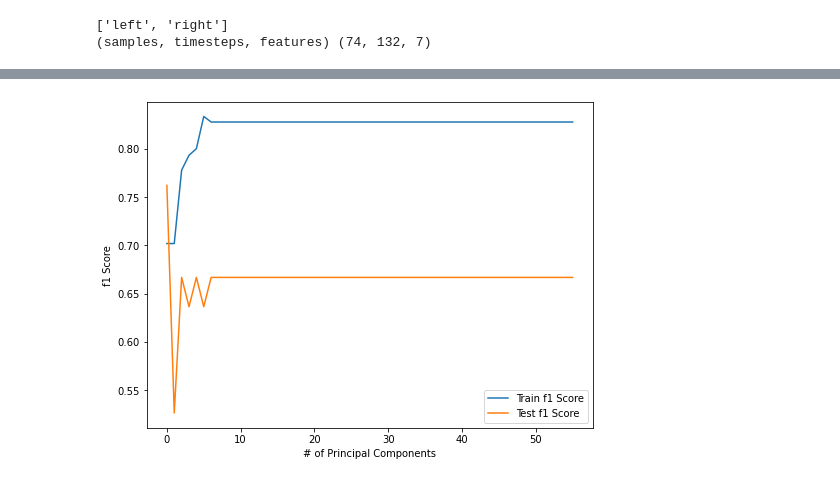
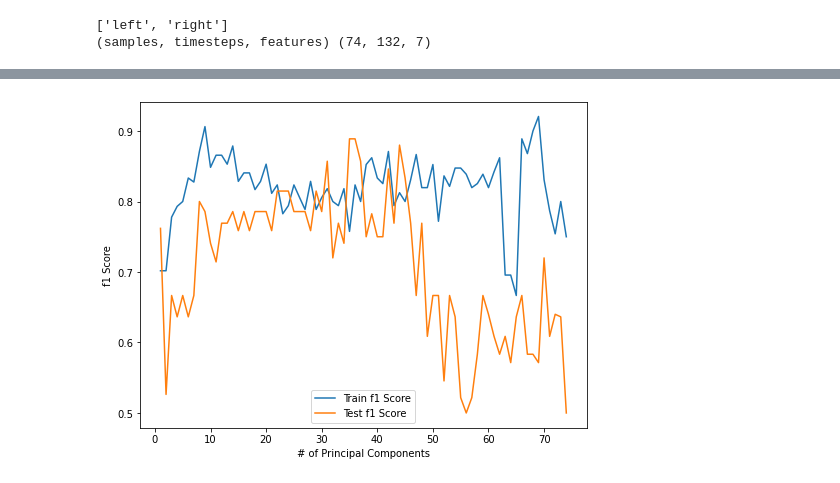
Before and after one commit to AlekKrajanowski/Motion-Capture-Gait, a Jupyter notebook: AKrajanowski/PCA_KNC.ipynb, the cells around one changed output, grey strips where cells are left out. Cells and saved outputs as stored; diff of their text form; code cells hidden in the pictures.

```diff
--- a/AKrajanowski/PCA_KNC.ipynb
+++ b/AKrajanowski/PCA_KNC.ipynb
@@ -59,6 +47,5 @@ array([[-0.92125674, -0.6165565 , -0.69867153, ...,  0.1108021 ,
 # %%
-components = min(74, 7)
-pca = PCA(n_components=components, svd_solver='full')
+pca = PCA(n_components=74, svd_solver='full')
 pca.fit(scaled_data)
 X_pca = pca.transform(scaled_data)
 # %%
@@ -89,36 +76,39 @@ ax.set_ylabel('Cumulative Variance Explained %');
 train_f1 = []
 test_f1 = []
 
-for i in range(56):
+for i in range(74):
 
     X = X_pca[:,0:i+1]
 
     # Train-test-split
     X_train, X_test, y_train, y_test = train_test_split(X, digits_int,
                                                         test_size=0.25,
                                                         random_state=42)
 
     # Perform feature scaling
     scaler = StandardScaler()
     X_train = scaler.fit_transform(X_train)
     X_test = scaler.transform(X_test)
 
     # Fit k-NN classifier and make predictions
     knn = KNeighborsClassifier()
     knn.fit(X_train, y_train)
     y_pred_train = knn.predict(X_train)
     y_pred_test = knn.predict(X_test)
     train_f1.append(f1_score(y_train, y_pred_train))
     test_f1.append(f1_score(y_test, y_pred_test))
 
 # Plot accuracy by n_neighbors
 plt.figure(figsize=(8, 6))
-plt.plot(range(0,56), train_f1, label='Train f1 Score')
-plt.plot(range(0,56), test_f1, label='Test f1 Score')
+plt.plot(range(1,75), train_f1, label='Train f1 Score')
+plt.plot(range(1,75), test_f1, label='Test f1 Score')
 plt.ylabel('f1 Score')
 plt.xlabel('# of Principal Components')
+# plt.axvline(x=10.0, color = 'red', linestyle='--')
+# plt.axvline(x=23.0, color = 'red', linestyle='--')
+# plt.axhline(y=max(test_f1), color = 'red', linestyle='--')
 plt.legend()
 plt.show()
 # %% [output]
-[figure, old version]
+[figure, new version]
 # %%
```
Also changed, not shown: parts of 6 cells of this notebook, 12 other files.
